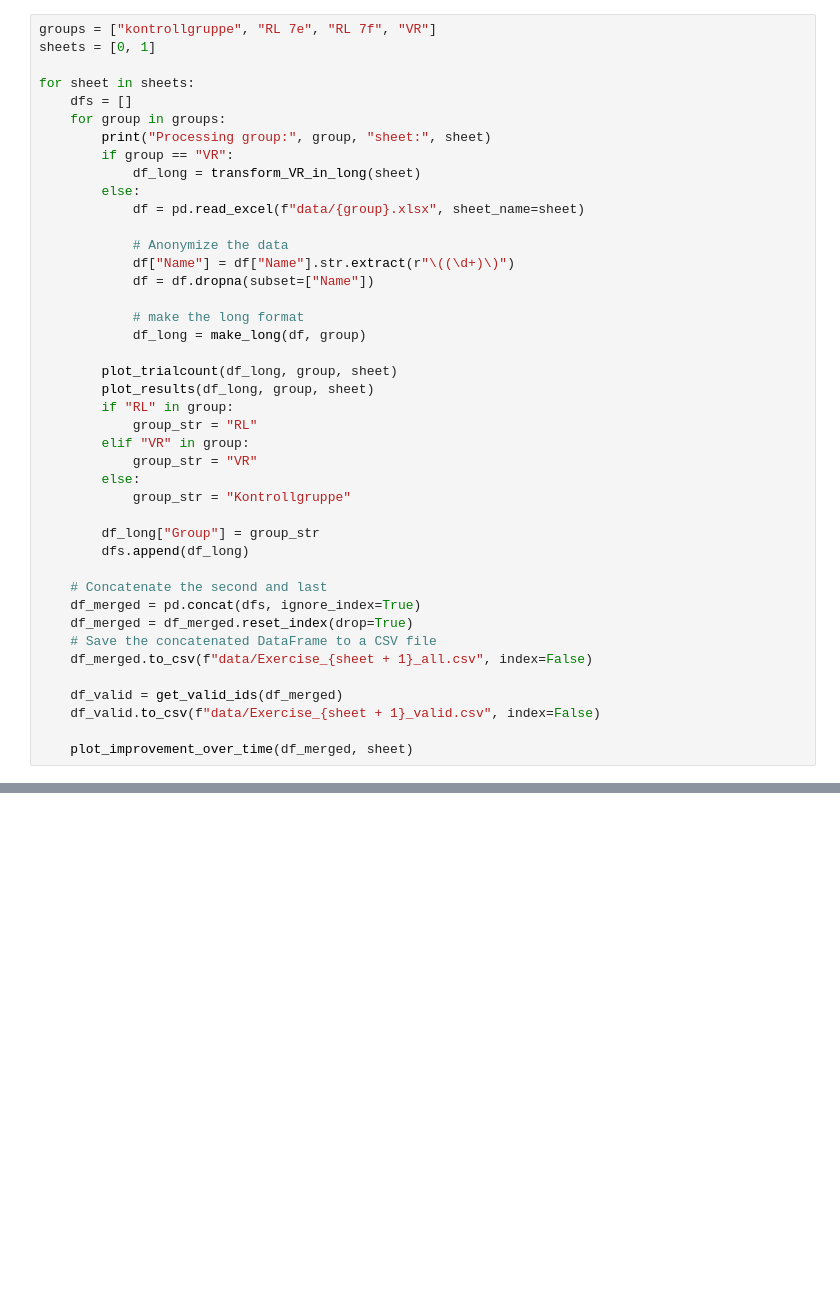
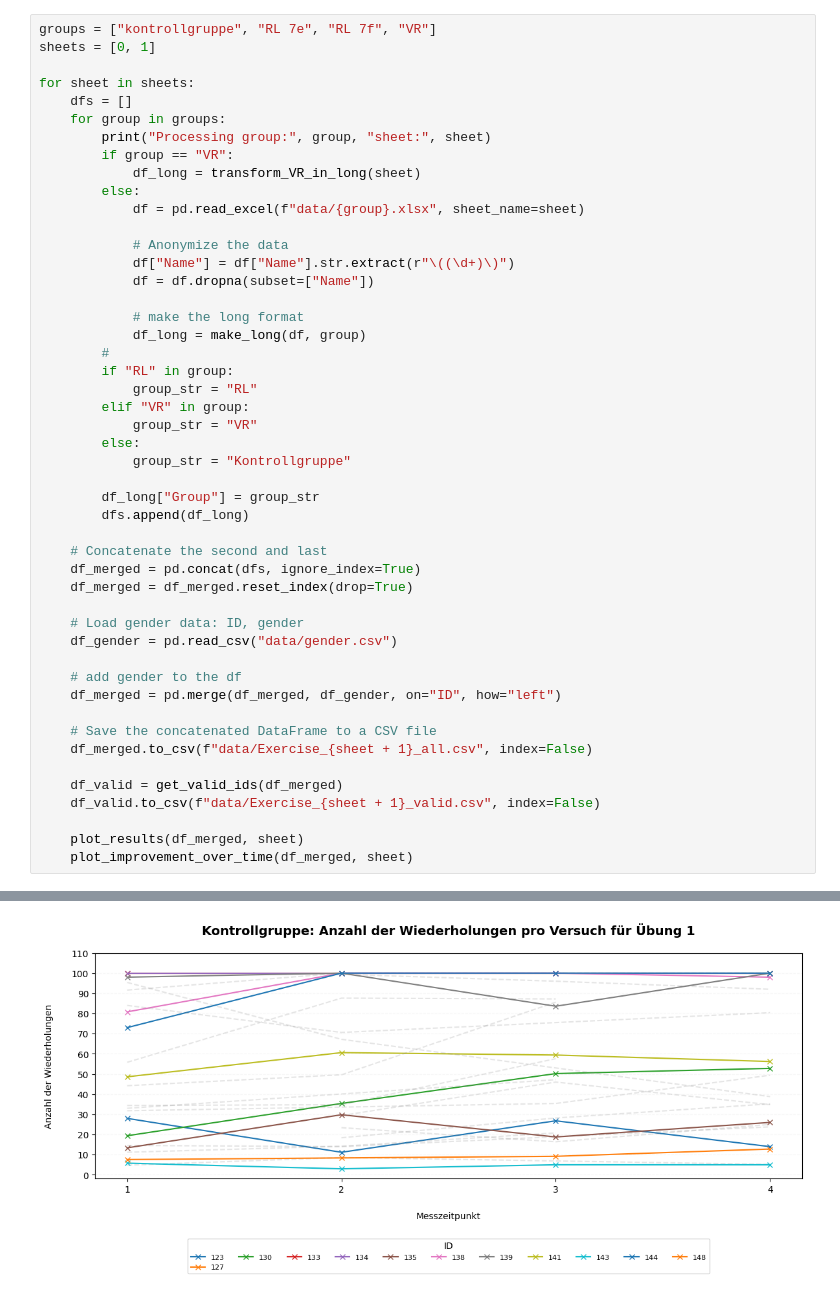
Before and after one commit to laurajaentsch/Masterarbeit, a Jupyter notebook: Exercise_1_2.ipynb, the cells around one changed output, grey strips where cells are left out. Saved outputs shown, nothing was run; the diff lists cells and outputs as text; blank space fills up the shorter version.

```diff
--- a/Exercise_1_2.ipynb
+++ b/Exercise_1_2.ipynb
@@ -350,9 +323,7 @@ for sheet in sheets:
 
             # make the long format
             df_long = make_long(df, group)
-
-        plot_trialcount(df_long, group, sheet)
-        plot_results(df_long, group, sheet)
+        #
         if "RL" in group:
             group_str = "RL"
         elif "VR" in group:
@@ -366,10 +337,19 @@ for sheet in sheets:
     # Concatenate the second and last
     df_merged = pd.concat(dfs, ignore_index=True)
     df_merged = df_merged.reset_index(drop=True)
+
+    # Load gender data: ID, gender
+    df_gender = pd.read_csv("data/gender.csv")
+
+    # add gender to the df
+    df_merged = pd.merge(df_merged, df_gender, on="ID", how="left")
+
     # Save the concatenated DataFrame to a CSV file
     df_merged.to_csv(f"data/Exercise_{sheet + 1}_all.csv", index=False)
 
     df_valid = get_valid_ids(df_merged)
     df_valid.to_csv(f"data/Exercise_{sheet + 1}_valid.csv", index=False)
 
+    plot_results(df_merged, sheet)
     plot_improvement_over_time(df_merged, sheet)
+# %% [output]
@@ -375,0 +364 @@ for sheet in sheets:
+[figure, added]
```
Also changed, not shown: parts of 2 cells of this notebook, 7 other files.
